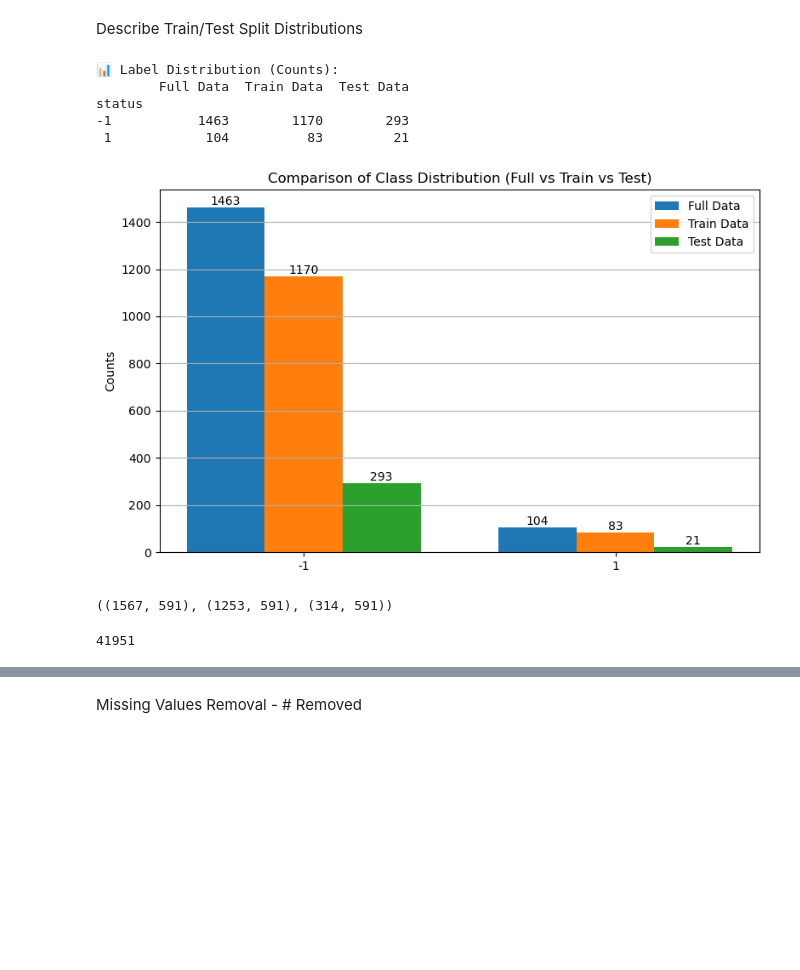
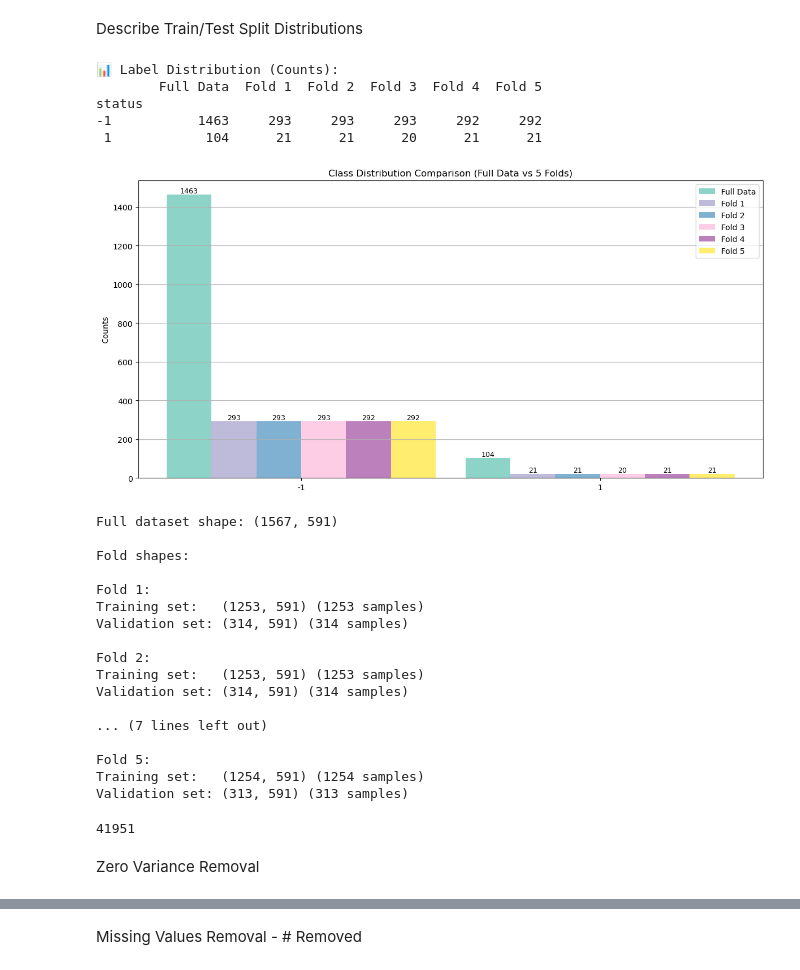
Before and after one commit to hugo-am/SECOM_HTWG2, a Jupyter notebook: SECOM Base.ipynb, the cells around one changed output, grey strips where cells are left out. Cells and saved outputs as stored; diff of their text form; code cells hidden in the pictures; blank space fills up the shorter version.

```diff
--- a/SECOM Base.ipynb
+++ b/SECOM Base.ipynb
@@ -603,56 +625,86 @@ Test data shape: (314, 591)
 # %% [markdown]
 Describe Train/Test Split Distributions
 # %%
-#summarize the distributions
+# Summarize the distributions
 full_counts = data['status'].value_counts().sort_index()
-train_counts = train_data['status'].value_counts().sort_index()
-test_counts = test_data['status'].value_counts().sort_index()
+
+# Create a dictionary to store fold distributions
+fold_distributions = {'Full Data': full_counts}
+for fold_idx, (train_idx, val_idx) in enumerate(fold_indices, 1):
+    fold_data = data.iloc[val_idx]
+    fold_counts = fold_data['status'].value_counts().sort_index()
+    fold_distributions[f'Fold {fold_idx}'] = fold_counts
 
 # Combine into a single table
-distribution_table = pd.DataFrame({
-    'Full Data': full_counts,
-    'Train Data': train_counts,
-    'Test Data': test_counts
-})
+distribution_table = pd.DataFrame(fold_distributions)
 
 print("\n📊 Label Distribution (Counts):")
 print(distribution_table)
 
+# Visualization
 labels_list = distribution_table.index.tolist()
-x = np.arange(len(labels_list))  # the label locations
+x = np.arange(len(labels_list))
+width = 0.15  # Reduced width to accommodate more bars
 
-width = 0.25  # width of the bars
+fig, ax = plt.subplots(figsize=(12, 6))  # Increased figure width
 
-fig, ax = plt.subplots(figsize=(8,5))
-rects1 = ax.bar(x - width, distribution_table['Full Data'], width, label='Full Data')
-rects2 = ax.bar(x, distribution_table['Train Data'], width, label='Train Data')
-rects3 = ax.bar(x + width, distribution_table['Test Data'], width, label='Test Data')
+# Plot bars for each dataset
+colors = plt.cm.Set3(np.linspace(0, 1, 6))  # Color palette for 6 bars
+for idx, (column, color) in enumerate(zip(distribution_table.columns, colors)):
+    offset = width * (idx - 2.5)
+    rects = ax.bar(x + offset, distribution_table[column], width,
+                   label=column, color=color)
+    ax.bar_label(rects, fmt='%d', fontsize=9)
 
-# Add some text for labels, title and custom x-axis tick labels, etc.
 ax.set_ylabel('Counts')
-ax.set_title('Comparison of Class Distribution (Full vs Train vs Test)')
+ax.set_title('Class Distribution Comparison (Full Data vs 5 Folds)')
 ax.set_xticks(x)
 ax.set_xticklabels(labels_list)
 ax.legend()
 plt.grid(True, axis='y')
 plt.tight_layout()
 
-for container in ax.containers:
-    ax.bar_label(container, fmt='%d', fontsize=10)
-
 plt.show()
 # %% [output]
 📊 Label Distribution (Counts):
-        Full Data  Train Data  Test Data
+        Full Data  Fold 1  Fold 2  Fold 3  Fold 4  Fold 5
 status
--1           1463        1170        293
- 1            104          83         21
+-1           1463     293     293     293     292     292
+ 1            104      21      21      20      21      21
-[figure, old version]
+[figure, new version]
 # %%
-data.shape, train_data.shape, test_data.shape
+# Show the full dataset shape
+print(f"Full dataset shape: {data.shape}")
+
+# Show shapes for each fold
+print("\nFold shapes:")
+for fold_idx, (train_idx, val_idx) in enumerate(fold_indices, 1):
+    train_fold = data.iloc[train_idx]
+    val_fold = data.iloc[val_idx]
+    print(f"\nFold {fold_idx}:")
+    print(f"Training set:   {train_fold.shape} ({len(train_idx)} samples)")
+    print(f"Validation set: {val_fold.shape} ({len(val_idx)} samples)")
 # %% [output]
-((1567, 591), (1253, 591), (314, 591))
+Full dataset shape: (1567, 591)
+
+Fold shapes:
+
+Fold 1:
+Training set:   (1253, 591) (1253 samples)
+Validation set: (314, 591) (314 samples)
+
+Fold 2:
+Training set:   (1253, 591) (1253 samples)
+Validation set: (314, 591) (314 samples)
+
+... (7 lines left out)
+
+Fold 5:
+Training set:   (1254, 591) (1254 samples)
+Validation set: (313, 591) (313 samples)
 # %%
 total_missing_values
 # %% [output]
 41951
+# %% [markdown]
+Zero Variance Removal
```
Also changed, not shown: parts of 26 cells of this notebook.
